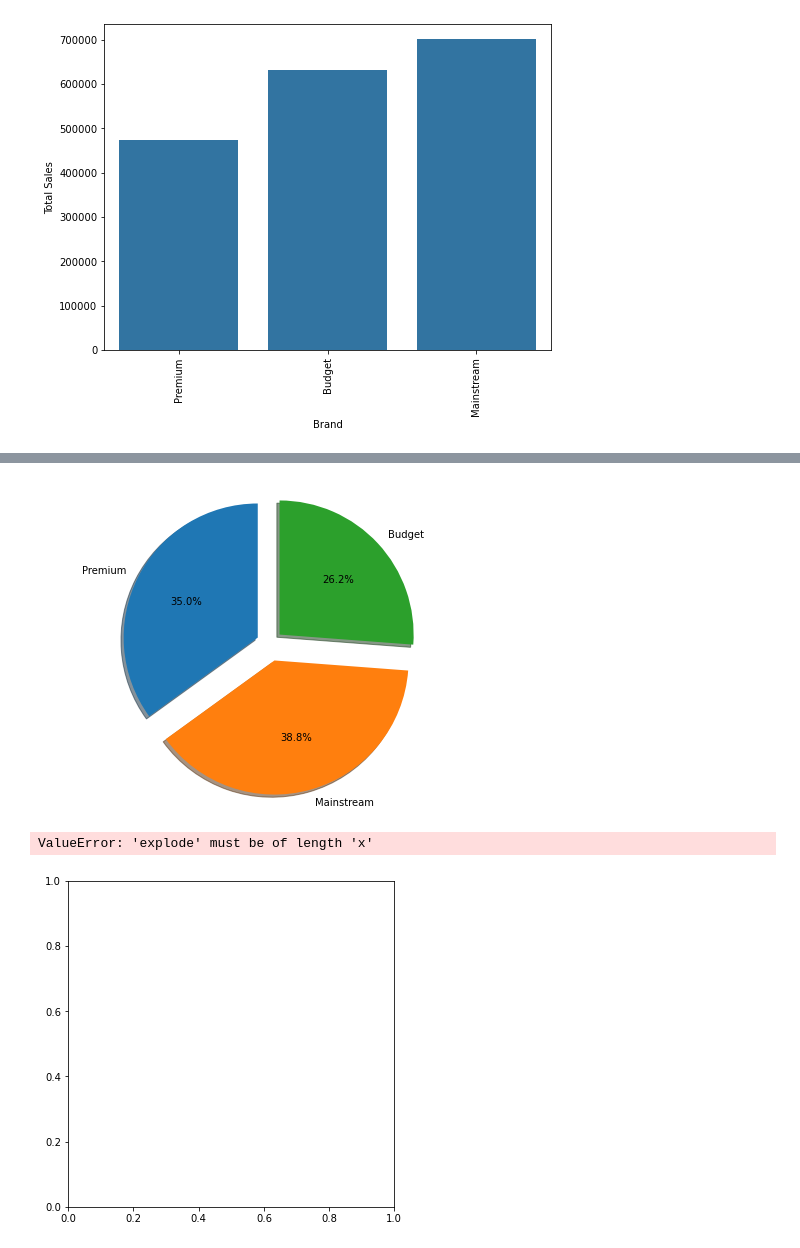
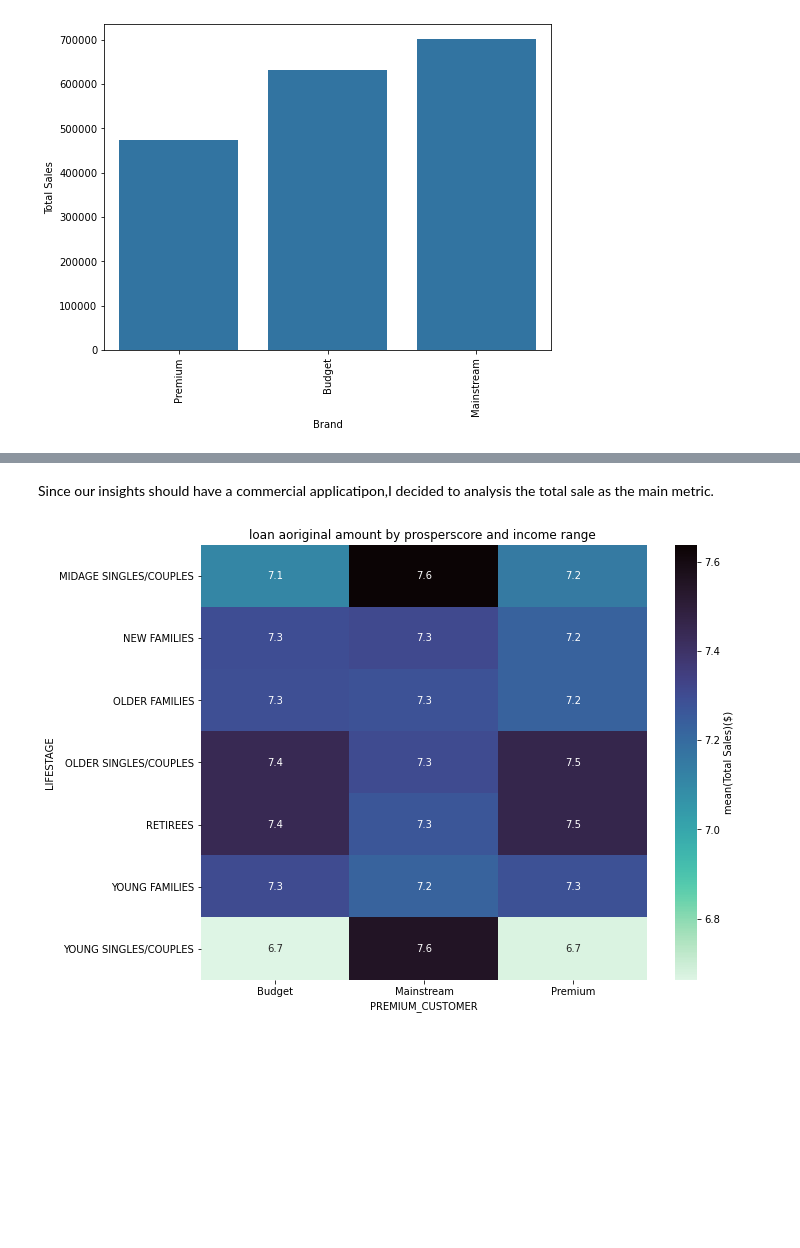
Before and after one commit to KexinYao/Quantium-virtual-internship, a Jupyter notebook: Quantium-virtual-internship-task-1.ipynb, the cells around one changed output, grey strips where cells are left out. Cells and saved outputs as stored; diff of their text form; code cells hidden in the pictures; blank space fills up the shorter version.

Commit message:
added some multivariate analysis

```diff
--- a/Quantium-virtual-internship-task-1.ipynb
+++ b/Quantium-virtual-internship-task-1.ipynb
@@ -487,21 +467,11 @@ plt.ylabel("Total Sales");
-# %%
-labels = merged.PREMIUM_CUSTOMER.unique()
-sizes=merged.groupby("PREMIUM_CUSTOMER").TOT_SALES.sum()
-explode=[0.1,0.13,0.1]
-plt.figure(figsize=(8,6))
-plt.pie(sizes,explode=explode, labels=labels, autopct='%1.1f%%',
-        shadow=True, startangle=90)
-plt.axis('equal');  # Equal aspect ratio ensures that pie is drawn as a circle.
-# %% [output]
-[figure, removed]
-# %%
-labels = merged.LIFESTAGE.unique()
-sizes = merged.groupby("LIFESTAGE").TOT_SALES.sum()
-explode=[0.1,0.13,0.1,0.1,0.1]
-plt.figure(figsize=(8,6))
-plt.pie(sizes, explode=explode, labels=labels, autopct='%1.1f%%',
-        shadow=True, startangle=90)
-plt.axis('equal')
-# %% [output]
-ValueError: 'explode' must be of length 'x'
-[figure, removed]
+# %% [markdown]
+Since our insights should have a commercial applicatipon,I decided to analysis the total sale as the main metric.
+# %%
+LP_means=merged.groupby(['LIFESTAGE','PREMIUM_CUSTOMER']).mean()['TOT_SALES']
+LP_means=LP_means.reset_index(name="TOT_SALES_avg")
+LP_means=LP_means.pivot(index='LIFESTAGE',columns='PREMIUM_CUSTOMER',values='TOT_SALES_avg')
+plt.figure(figsize = [10,8])
+plt.title('loan aoriginal amount by prosperscore and income range ');
+sns.heatmap(LP_means,annot=True,fmt='.1f',cbar_kws={'label':'mean(Total Sales)($)'},cmap="mako_r",);
+# %% [output]
+[figure, added]
```
Also changed, not shown: parts of 3 cells of this notebook.
